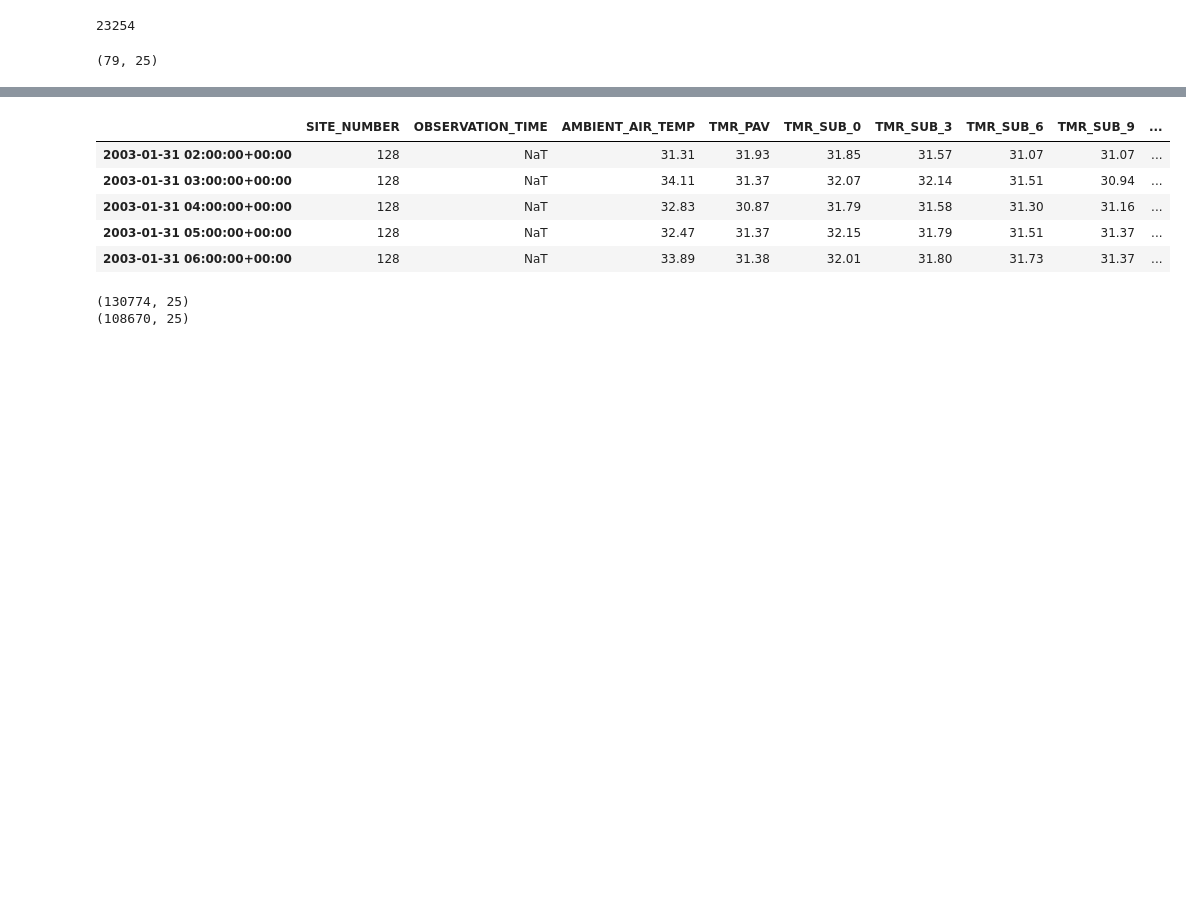
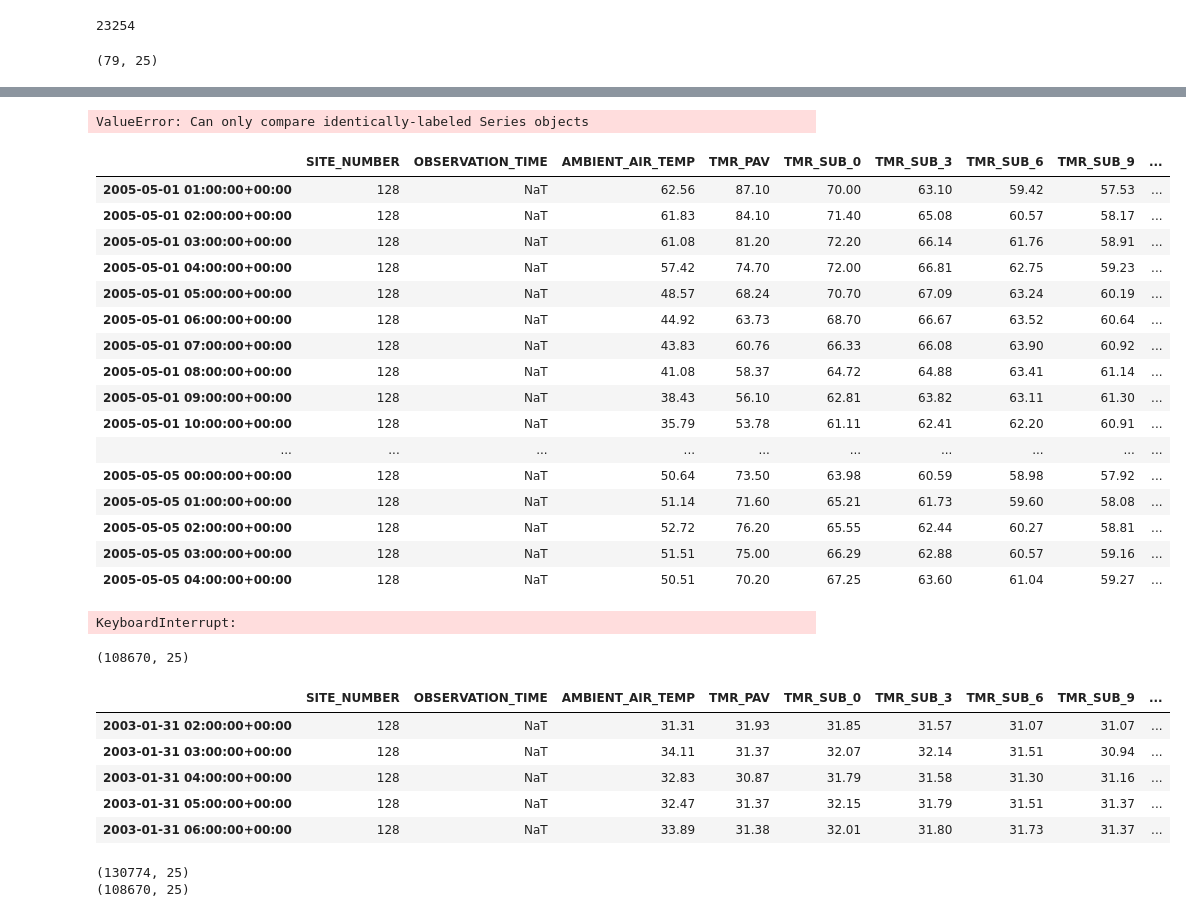
Before and after one commit to erikjamesmason/Temperature_Data_Probe_2, a Jupyter notebook: Temp_data_preprocess.ipynb, the cells around one changed output, grey strips where cells are left out. Saved outputs shown, nothing was run; the diff lists cells and outputs as text; code cells hidden in the pictures; blank space fills up the shorter version.

```diff
--- a/Temp_data_preprocess.ipynb
+++ b/Temp_data_preprocess.ipynb
@@ -359,4 +370,6 @@ mask_zero = df_24_5.OBSERVATION_TIME.notna()
 # %%
 shift_sum = mask_zero.ne(mask_zero.shift()).cumsum()
 # %%
-df_clear = df_24_5[(shift_sum.groupby(shift_sum.values).transform('size') < 72) | mask_zero]
+df_exclude = df_24_5[(shift_sum.groupby(shift_sum.values).transform('size') >= 72) & ~mask_zero]
+# %%
+df_exclude['dt_index'] = pd.DatetimeIndex(df_exclude.index)
@@ -363,3 +526,28 @@ df_clear = df_24_5[(shift_sum.groupby(shift_sum.values).transform('size') < 72)
+# %%
+checker_df.TMR_SUB_18==checker_df2.TMR_SUB_18
+# %% [output]
+ValueError: Can only compare identically-labeled Series objects
+# %%
+df_exclude.loc[(df_exclude.index > '2005-05-01 00:00:00+00:00')
+            & (df_exclude.index < '2005-06-01 00:00:00+00:00')].head(100)
+# %% [output]
+|  | SITE_NUMBER | OBSERVATION_TIME | AMBIENT_AIR_TEMP | TMR_PAV | TMR_SUB_0 | TMR_SUB_3 | TMR_SUB_6 | TMR_SUB_9 | ... |
+| 2005-05-01 01:00:00+00:00 | 128 | NaT | 62.56 | 87.10 | 70.00 | 63.10 | 59.42 | 57.53 | ... |
+| 2005-05-01 02:00:00+00:00 | 128 | NaT | 61.83 | 84.10 | 71.40 | 65.08 | 60.57 | 58.17 | ... |
+| 2005-05-01 03:00:00+00:00 | 128 | NaT | 61.08 | 81.20 | 72.20 | 66.14 | 61.76 | 58.91 | ... |
+| 2005-05-01 04:00:00+00:00 | 128 | NaT | 57.42 | 74.70 | 72.00 | 66.81 | 62.75 | 59.23 | ... |
+| 2005-05-01 05:00:00+00:00 | 128 | NaT | 48.57 | 68.24 | 70.70 | 67.09 | 63.24 | 60.19 | ... |
+| 2005-05-01 06:00:00+00:00 | 128 | NaT | 44.92 | 63.73 | 68.70 | 66.67 | 63.52 | 60.64 | ... |
+| 2005-05-01 07:00:00+00:00 | 128 | NaT | 43.83 | 60.76 | 66.33 | 66.08 | 63.90 | 60.92 | ... |
+| 2005-05-01 08:00:00+00:00 | 128 | NaT | 41.08 | 58.37 | 64.72 | 64.88 | 63.41 | 61.14 | ... |
+| 2005-05-01 09:00:00+00:00 | 128 | NaT | 38.43 | 56.10 | 62.81 | 63.82 | 63.11 | 61.30 | ... |
+| 2005-05-01 10:00:00+00:00 | 128 | NaT | 35.79 | 53.78 | 61.11 | 62.41 | 62.20 | 60.91 | ... |
+| ... | ... | ... | ... | ... | ... | ... | ... | ... | ... |
+| 2005-05-05 00:00:00+00:00 | 128 | NaT | 50.64 | 73.50 | 63.98 | 60.59 | 58.98 | 57.92 | ... |
+| 2005-05-05 01:00:00+00:00 | 128 | NaT | 51.14 | 71.60 | 65.21 | 61.73 | 59.60 | 58.08 | ... |
+| 2005-05-05 02:00:00+00:00 | 128 | NaT | 52.72 | 76.20 | 65.55 | 62.44 | 60.27 | 58.81 | ... |
+| 2005-05-05 03:00:00+00:00 | 128 | NaT | 51.51 | 75.00 | 66.29 | 62.88 | 60.57 | 59.16 | ... |
+| 2005-05-05 04:00:00+00:00 | 128 | NaT | 50.51 | 70.20 | 67.25 | 63.60 | 61.04 | 59.27 | ... |
 # %%
 df_24_5_copy = df_24_5.copy()
 # %%
@@ -367,7 +555,13 @@ df_24_5_copy['dt_month'] = pd.DatetimeIndex(df_24_5_copy.index).month
 # %%
 df_24_5_copy['dt_year'] = pd.DatetimeIndex(df_24_5_copy.index).year
 # %%
-df.groupby(df.OBSERVATION_TIME.dt.date
+df.groupby(df.OBSERVATION_TIME.dt.date).head()
+# %% [output]
+KeyboardInterrupt:
+# %%
+df_clear.shape
+# %% [output]
+(108670, 25)
 # %%
 df_24_5_copy.head()
 # %% [output]
```
Also changed, not shown: parts of 20 cells of this notebook, 1 other file.
